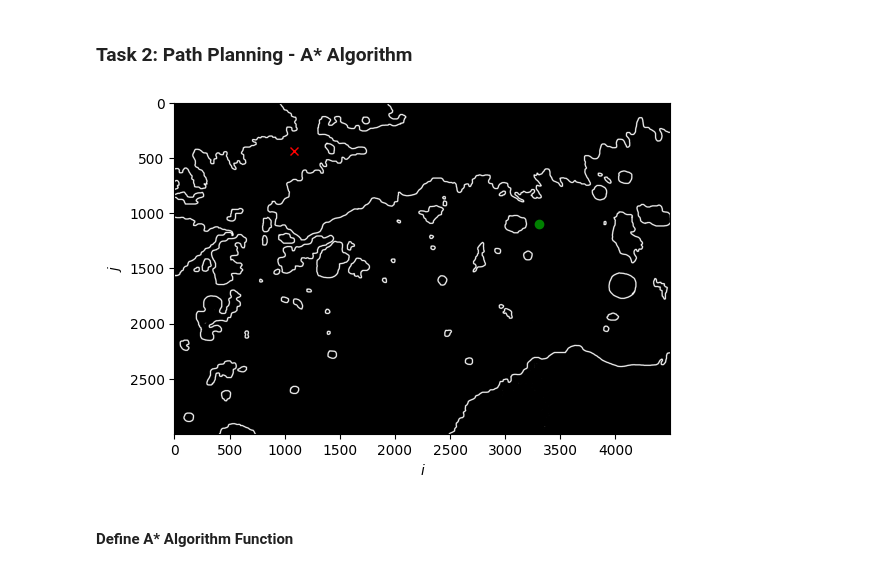
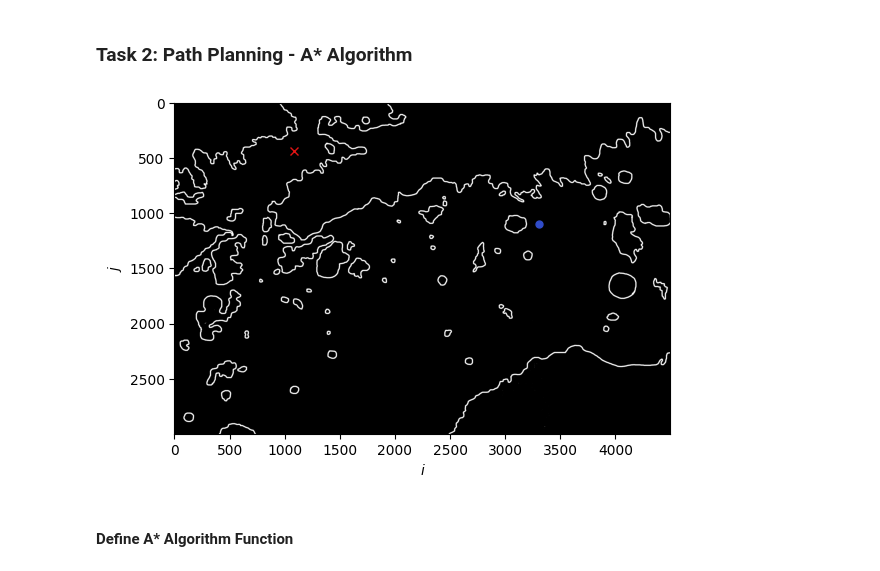
Before and after one commit to Leonardo-Russo/Autonomous-Driving-Rover, a Jupyter notebook: notebook.ipynb, the cells around one changed output. Drawn from its saved outputs; the diff is of its cells as text; code cells hidden in the pictures.

```diff
--- a/notebook.ipynb
+++ b/notebook.ipynb
@@ -14,6 +14,8 @@ import os
 import sympy as sp
 from tqdm import tqdm
 from pprint import pprint
+from matplotlib.patches import Ellipse
+from matplotlib.patches import Circle
 
 
 # Load Map Data
@@ -30,21 +32,7 @@ v_max = 4e-2    # m/s - max speed
 P0 = np.array([42.38*1e3, 11.59*1e3, np.pi/2])          # m, m, rad
 P1 = np.array([33.07*1e3, 19.01*1e3, np.pi])            # m, m, rad
 
-# # Show Original Map and LandMarks
-# plt.figure()
-# plt.imshow(map_image, cmap='gray', extent=(Xvec[0], Xvec[-1], Yvec[-1], Yvec[0]))
-# plt.plot(xLM, yLM, 'yo', markersize=5, linewidth=2)
-# plt.xlabel('X')
-# plt.ylabel('Y')
-# plt.show()
-
-# # Obstacle map in grayscale
-# plt.figure()
-# plt.imshow(obstacleMap, cmap='gray', extent=(Xvec[0], Xvec[-1], Yvec[-1], Yvec[0]))
-# plt.plot(xLM[1], yLM[1], 'yo', markersize=5, linewidth=2)
-# plt.xlabel('X')
-# plt.ylabel('Y')
-# plt.show()
+figres = 1000
 # %% [markdown]
 ### Task 1: Navigation - Moving to a Pose
 
@@ -218,23 +208,24 @@ Final Time is:           4.68 days
 # %%
 # Define Start and End Coordinates
 start = P1r[0:2]
 end = np.array([10.87e3, 25.67e3])
 
 # Convert to Map Indices
 start = get_indices(start, X, Y, mapRes)
 end = get_indices(end, X, Y, mapRes)
 
 # Obstacle Map
-plt.figure("Task 1 - Trajectory")
+plt.figure("Initial and Final Coordinates in Obstacle Map")
 plt.imshow(obstacleMap, cmap='gray')
-plt.plot([start[1]], [start[0]], c='green', marker='o')
-plt.plot([end[1]], [end[0]], c='red', marker='x')
+plt.plot(start[1], start[0], linestyle='none', marker='.', markersize=10, color='#304cc9', label='P1')
+plt.plot(end[1], end[0], linestyle='none', marker='x', markersize=6, color='#e01414', label='P2')
 plt.xlabel(r'$i$')
 plt.ylabel(r'$j$')
-plt.savefig('Images/Astar_IC.jpg', format='jpg', dpi=300)
+plt.gca().set_aspect('equal', adjustable='box')
+plt.savefig('Images/Astar_IC.jpg', format='jpg', dpi=figres)
 plt.show()
 # %% [output]
-[figure, old version]
+[figure, new version]
 # %% [markdown]
 #### Define A* Algorithm Function
 # %%
```
Also changed, not shown: parts of 7 cells of this notebook, 14 other files.
